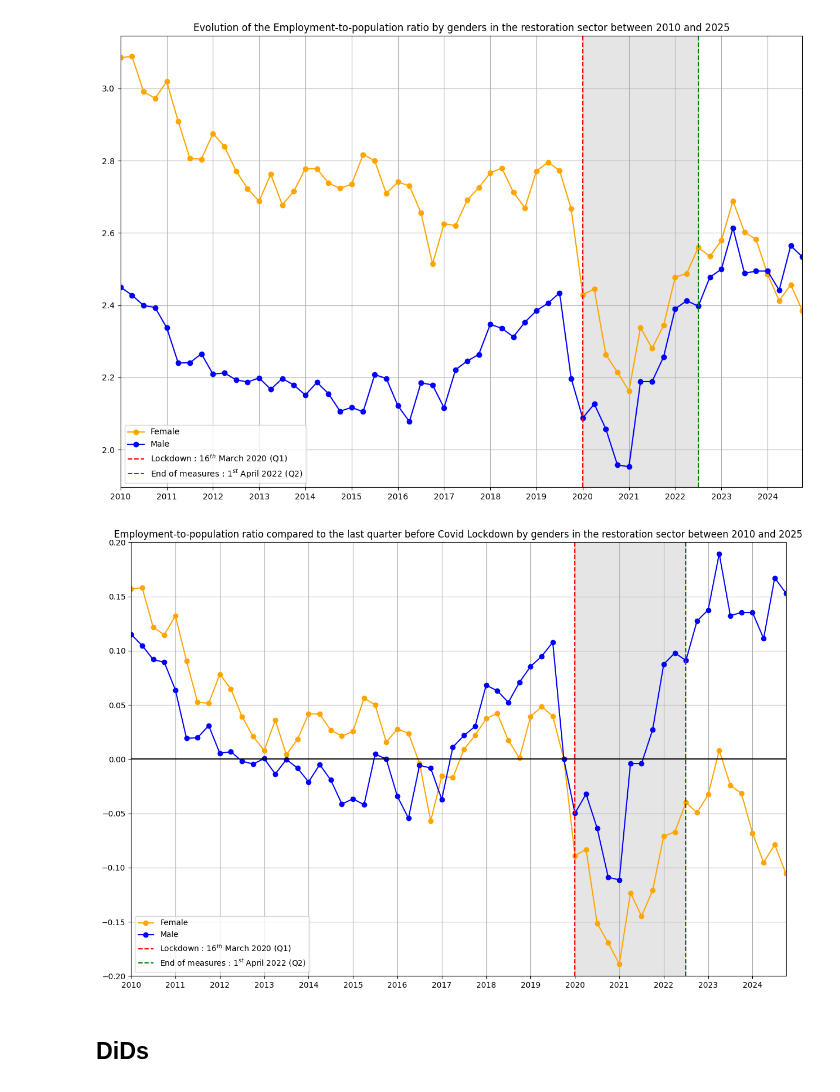
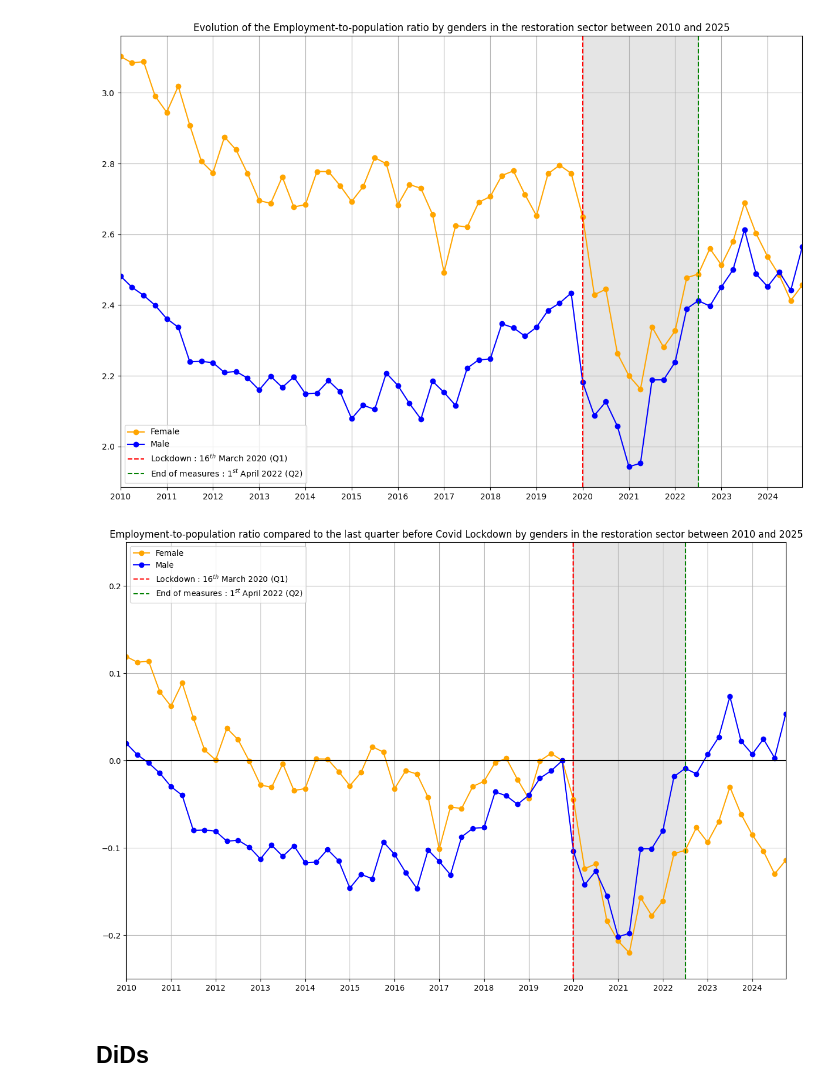
Before and after one commit to Ildsjel-EPFL/MGT-499, a Jupyter notebook: DiD.ipynb, the cells around one changed output. Drawn from its saved outputs; the diff is of its cells as text; code cells hidden in the pictures.

Commit message:
Updated Restauration data

```diff
--- a/DiD.ipynb
+++ b/DiD.ipynb
@@ -5,7 +5,8 @@ import statsmodels.formula.api as smf
 import matplotlib.pyplot as plt
 import numpy as np
 # %%
-url_restauration = "https://www.pxweb.bfs.admin.ch/sq/3c431fe1-16b0-4572-a8cd-ddbcfc919c5f"
+# url_restauration = "https://www.pxweb.bfs.admin.ch/sq/3c431fe1-16b0-4572-a8cd-ddbcfc919c5f"
+url_restauration = "https://www.pxweb.bfs.admin.ch/sq/ac42fe01-72e8-4c55-9ab2-b997e87b1fa1"
 url_population = "https://www.pxweb.bfs.admin.ch/sq/a2f3f03c-3b76-4dc0-890e-c6534d341848"
 
 def restauration_employement_to_population_ratio(url_restauration : str, url_population : str) -> pd.DataFrame:
@@ -16,7 +17,7 @@ def restauration_employement_to_population_ratio(url_restauration : str, url_pop
     years : List[int] = [i for i in range(2010, 2025) for _ in range(8)]
     quarters : List[int] = [i for _ in range(15*2) for i in range(1, 5)]
     female : List[int] = [i for _ in range(15) for i in [1]*4+[0]*4]  # 1 if female, 0 if male
-    indexes_of_columns_to_go : List[int] = [2+i for j in range((df_restauration.shape[1]-3)//4) for _ in range(2) for i in range(4*j+1, 4*j+5)] #to search efficiently in the dataframe for having the final datafram in the right format easily
+    indexes_of_columns_to_go : List[int] = [2+i for j in range((df_restauration.shape[1]-3)//4) for _ in range(2) for i in range(4*j+1, 4*j+5)] #to search efficiently in the dataframe for having the final dataframe in the right format easily
     y : List[float] = []
 
     for index, gender, year in zip(indexes_of_columns_to_go, female, years):
@@ -68,11 +69,15 @@ def create_after_lockdown_dummies(df: pd.DataFrame) -> pd.DataFrame:
     df["After_End_Measures"] = dummy_list
     return df
 
-def create_year_pre_post_dummies(df : pd.DataFrame) -> pd.DataFrame:
-    pre_dummies = [1 if 72<=i<80 else 0 for i in range(df.shape[0])]
-    post_dummies = [1 if i in [98, 99, 102, 103, 104, 105, 108, 109] else 0 for i in range(df.shape[0])]
-    df["Pre"] = pre_dummies
-    df["Post"] = post_dummies
+def create_years_pre_post_dummies(df : pd.DataFrame) -> pd.DataFrame:
+    oyb_dummies = [1 if 72<=i<80 else 0 for i in range(df.shape[0])]
+    tyb_dummies = [1 if 64<=i<72 else 0 for i in range(df.shape[0])]
+    oya_dummies = [1 if i in [98, 99, 102, 103, 104, 105, 108, 109] else 0 for i in range(df.shape[0])]
+    tya_dummies = [1 if i in [106, 107, 110, 111, 112, 113, 114, 115] else 0 for i in range(df.shape[0])]
+    df["Two_Year_Before"] = tyb_dummies
+    df["One_Year_Before"] = oyb_dummies
+    df["One_Year_After"] = oya_dummies
+    df["Two_Year_After"] = tya_dummies
     return df
 
 def dataframe_creator(url_restauration : str, url_population : str) -> pd.DataFrame:
@@ -83,5 +88,5 @@ def dataframe_creator(url_restauration : str, url_population : str) -> pd.DataFr
     df = create_not_lockdown_dummies(df)
     df = create_lockdown_dummies(df, True)
     df = create_after_lockdown_dummies(df)
-    df = create_year_pre_post_dummies(df)
+    df = create_years_pre_post_dummies(df)
     return df
@@ -117,28 +132,28 @@ plt.grid()
 plt.title("Evolution of the Employment-to-population ratio by genders in the restoration sector between 2010 and 2025")
 plt.show()
 # %% [output]
-[figure, old version]
+[figure, new version]
 # %%
 before_covid_female = df.iloc[75, 2]
 before_covid_male = df.iloc[79, 2]
 
 time = np.linspace(0, 59, 60)
 fig, ax = plt.subplots(figsize=(15, 10))
 ax.plot(time, df.loc[df["Female"]==1, "Employment-to-population Ratio [%]"].to_numpy()/before_covid_female-1, c="orange", marker="o", label="Female")
 ax.plot(time, df.loc[df["Female"]==0, "Employment-to-population Ratio [%]"].to_numpy()/before_covid_male-1, c="blue", marker="o", label="Male")
 ax.axvline(40, c="r", ls="--", label="Lockdown : $16^{th}$ March 2020 (Q1)")
 ax.axvline(50, c="green", ls="--", label="End of measures : $1^{st}$ April 2022 (Q2)")
 ax.axvspan(40, 50, color="grey", alpha=0.2)
 ax.hlines(0, xmin=0, xmax=59, color="k")
 plt.xlim(0, 59)
-plt.ylim(-0.2, 0.2)
+plt.ylim(-0.25, 0.25)
 plt.xticks([i for i in time if i%4==0], labels=[f"20{10+i}" for i in range(15) for j in range(4) if j==0])
 plt.legend()
 plt.grid()
 plt.title("Employment-to-population ratio compared to the last quarter before Covid Lockdown by genders in the restoration sector between 2010 and 2025")
 plt.show()
 # %% [output]
-[figure, old version]
+[figure, new version]
 # %% [markdown]
 ## DiDs
 # %% [markdown]
```
Also changed, not shown: parts of 20 cells of this notebook, 3 other files.
